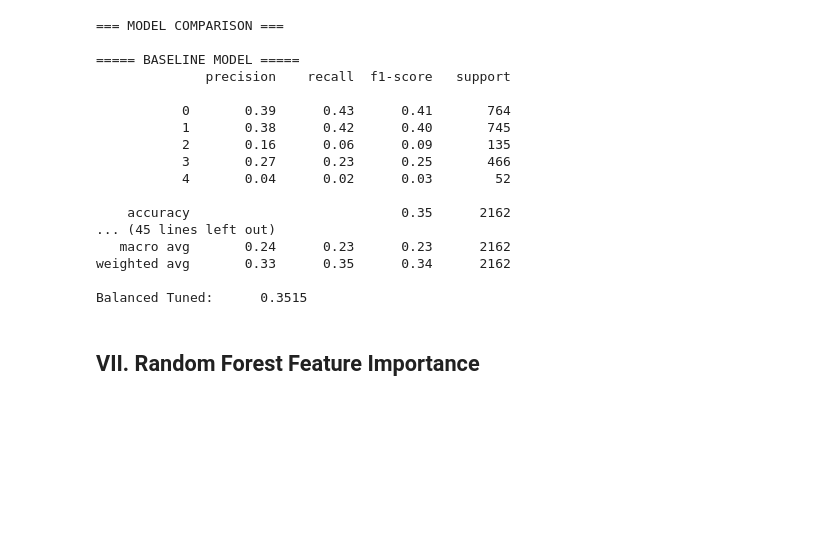
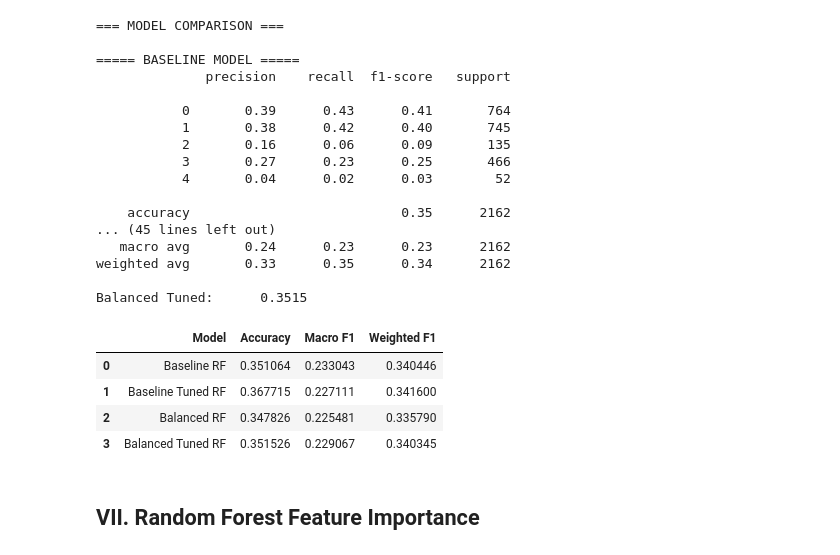
Before and after one commit to AngelaLee03/ProjectFinalReport, a Jupyter notebook: models/random_forest.ipynb, the cells around one changed output. Cells and saved outputs as stored; diff of their text form; code cells hidden in the pictures; blank space fills up the shorter version.

```diff
--- a/models/random_forest.ipynb
+++ b/models/random_forest.ipynb
@@ -291,6 +299,45 @@ print(f"Balanced Tuned:      {acc_bal_tuned:.4f}")
 weighted avg       0.33      0.35      0.34      2162
 
 Balanced Tuned:      0.3515
+# %%
+results = []
+
+results.append({
+    "Model": "Baseline RF",
+    "Accuracy": accuracy_score(y_test, y_pred_base),
+    "Macro F1": f1_score(y_test, y_pred_base, average="macro"),
+    "Weighted F1": f1_score(y_test, y_pred_base, average="weighted")
+})
+
+results.append({
+    "Model": "Baseline Tuned RF",
+    "Accuracy": accuracy_score(y_test, y_pred_base_tuned),
+    "Macro F1": f1_score(y_test, y_pred_base_tuned, average="macro"),
+    "Weighted F1": f1_score(y_test, y_pred_base_tuned, average="weighted")
+})
+
+results.append({
+    "Model": "Balanced RF",
+    "Accuracy": accuracy_score(y_test, y_pred_bal),
+    "Macro F1": f1_score(y_test, y_pred_bal, average="macro"),
+    "Weighted F1": f1_score(y_test, y_pred_bal, average="weighted")
+})
+
+results.append({
+    "Model": "Balanced Tuned RF",
+    "Accuracy": accuracy_score(y_test, y_pred_bal_tuned),
+    "Macro F1": f1_score(y_test, y_pred_bal_tuned, average="macro"),
+    "Weighted F1": f1_score(y_test, y_pred_bal_tuned, average="weighted")
+})
+
+results_df = pd.DataFrame(results)
+results_df
+# %% [output]
+|  | Model | Accuracy | Macro F1 | Weighted F1 |
+| 0 | Baseline RF | 0.351064 | 0.233043 | 0.340446 |
+| 1 | Baseline Tuned RF | 0.367715 | 0.227111 | 0.341600 |
+| 2 | Balanced RF | 0.347826 | 0.225481 | 0.335790 |
+| 3 | Balanced Tuned RF | 0.351526 | 0.229067 | 0.340345 |
 # %% [markdown]
 ## VII. Random Forest Feature Importance
 # %%
```
Also changed, not shown: parts of 2 cells of this notebook.
